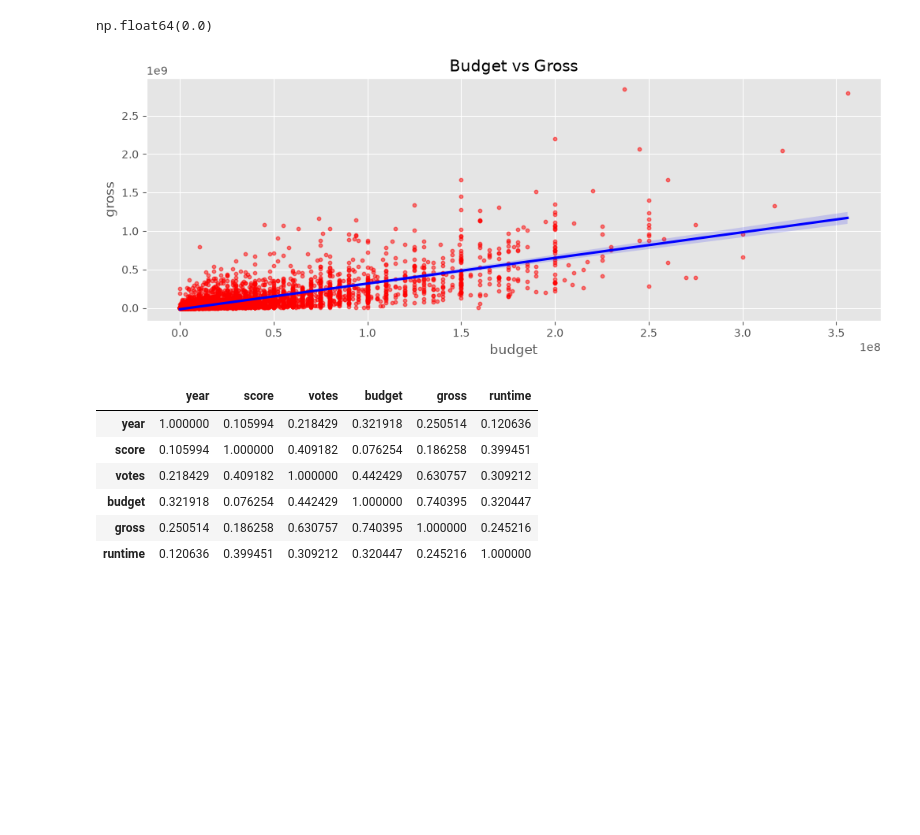
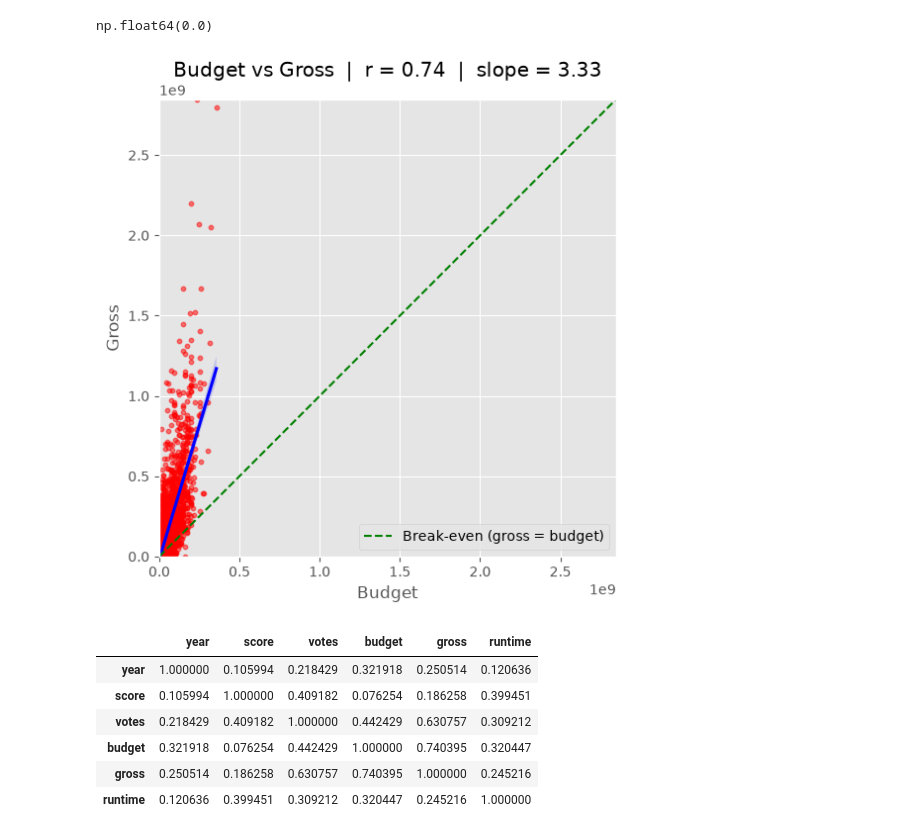
Before and after one commit to ogicode/Film_Correlation, a Jupyter notebook: notebook.ipynb, the cells around one changed output. Saved outputs shown, nothing was run; the diff lists cells and outputs as text; code cells hidden in the pictures; blank space fills up the shorter version.

```diff
--- a/notebook.ipynb
+++ b/notebook.ipynb
@@ -88,20 +98,31 @@ df.sort_values(by='gross', ascending=False).head(2)
 round(df.duplicated().mean() * 100, 2)
 # %% [output]
 np.float64(0.0)
-# %%
-# positive correlation
-# Scatter plot and lr with budget vs gross
-# Plot budget vs gross using seaborn
-# add linear regression line
-# 1e8 = × 100,000,000, so 3.5 on budget = 350 million
-plt.figure(figsize=(12, 4))
-sns.regplot(x='budget', y='gross', data=df,
-            scatter_kws={'color': 'red', 's': 10, 'alpha': 0.5},
-            line_kws={'color': 'blue'})
-plt.title('Budget vs Gross')
-plt.show()
-# %% [output]
-[figure, removed]
+# %%
+max_val = max(clean['budget'].max(), clean['gross'].max())
+
+plt.figure(figsize=(6, 6))
+sns.regplot(x='budget', y='gross', data=clean,
+            scatter_kws={'color': 'red', 's': 10, 'alpha': 0.5},
+            line_kws={'color': 'blue'})
+
+plt.plot([0, max_val], [0, max_val], color='green', linestyle='--', label='Break-even (gross = budget)')
+
+slope, intercept = np.polyfit(clean['budget'], clean['gross'], 1)
+corr = clean['budget'].corr(clean['gross'])
+plt.title(f'Budget vs Gross  |  r = {corr:.2f}  |  slope = {slope:.2f}')
+
+plt.xlim(0, max_val)
+plt.ylim(0, max_val)
+plt.gca().set_aspect('equal')
+
+plt.xlabel('Budget')
+plt.ylabel('Gross')
+plt.legend()
+plt.show()
+# sto linear regresion ne ide do kraja?
+# %% [output]
+[figure, added]
 # %%
 # correlation
 # correlation pearson, other options kendall or spearman
```
Also changed, not shown: parts of 8 cells of this notebook, 2 other files.
